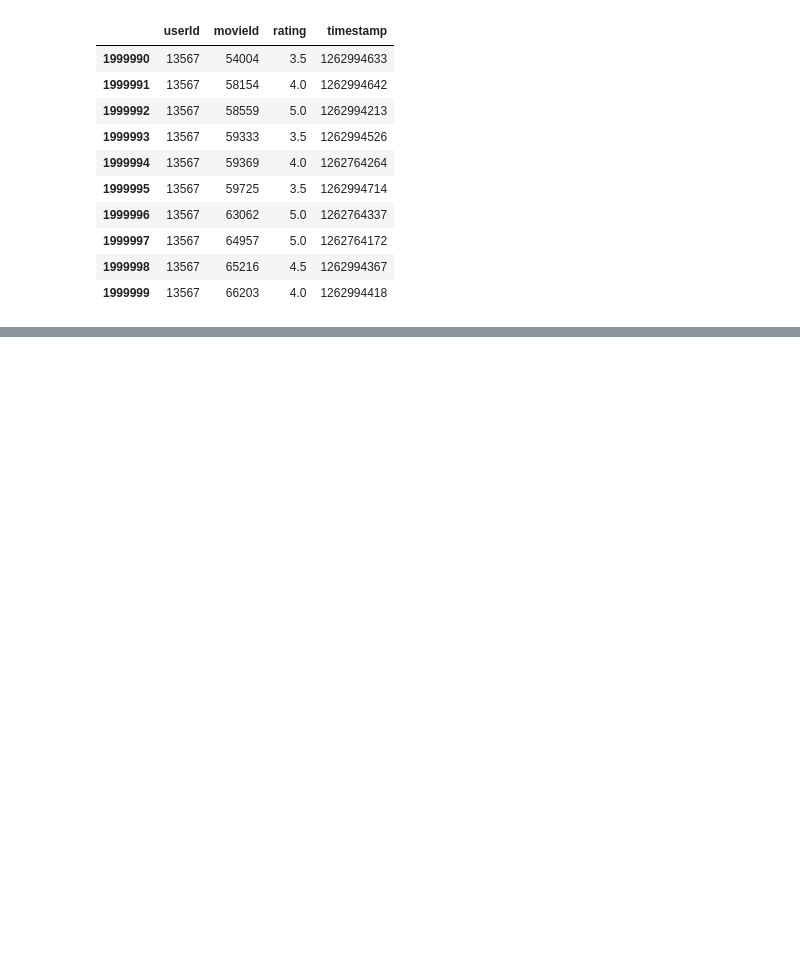
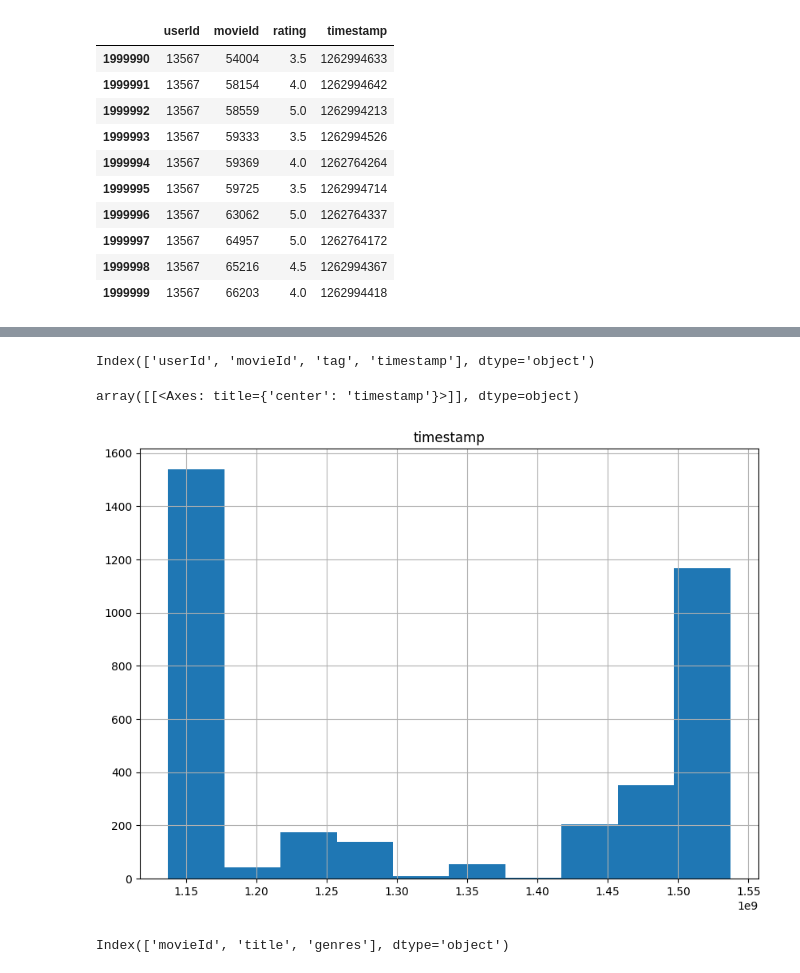
Before and after one commit to JSM1211/AI2023-2_JoelSanchez, a Jupyter notebook: Pandas1.ipynb, the cells around one changed output, grey strips where cells are left out. Drawn from its saved outputs; the diff is of its cells as text; code cells hidden in the pictures; blank space fills up the shorter version.

```diff
--- a/Pandas1.ipynb
+++ b/Pandas1.ipynb
@@ -257,0 +474,20 @@ ratings.tail(10)
+# %%
+"""movies='/content/setDatos/movies.csv'
+ratings='/content/setDatos/ratings.csv'
+tags='/content/setDatos/tags.csv'
+movies=js.read_csv(movies)
+ratings=js.read_csv(ratings)
+tags=js.read_csv(tags)"""
+# %%
+tags.columns
+# %% [output]
+Index(['userId', 'movieId', 'tag', 'timestamp'], dtype='object')
+# %%
+tags.hist(column='timestamp',figsize=[10,7])
+# %% [output]
+array([[<Axes: title={'center': 'timestamp'}>]], dtype=object)
+[figure, added]
+# %%
+movies.columns
+# %% [output]
+Index(['movieId', 'title', 'genres'], dtype='object')
```
Also changed, not shown: parts of 41 cells of this notebook.
